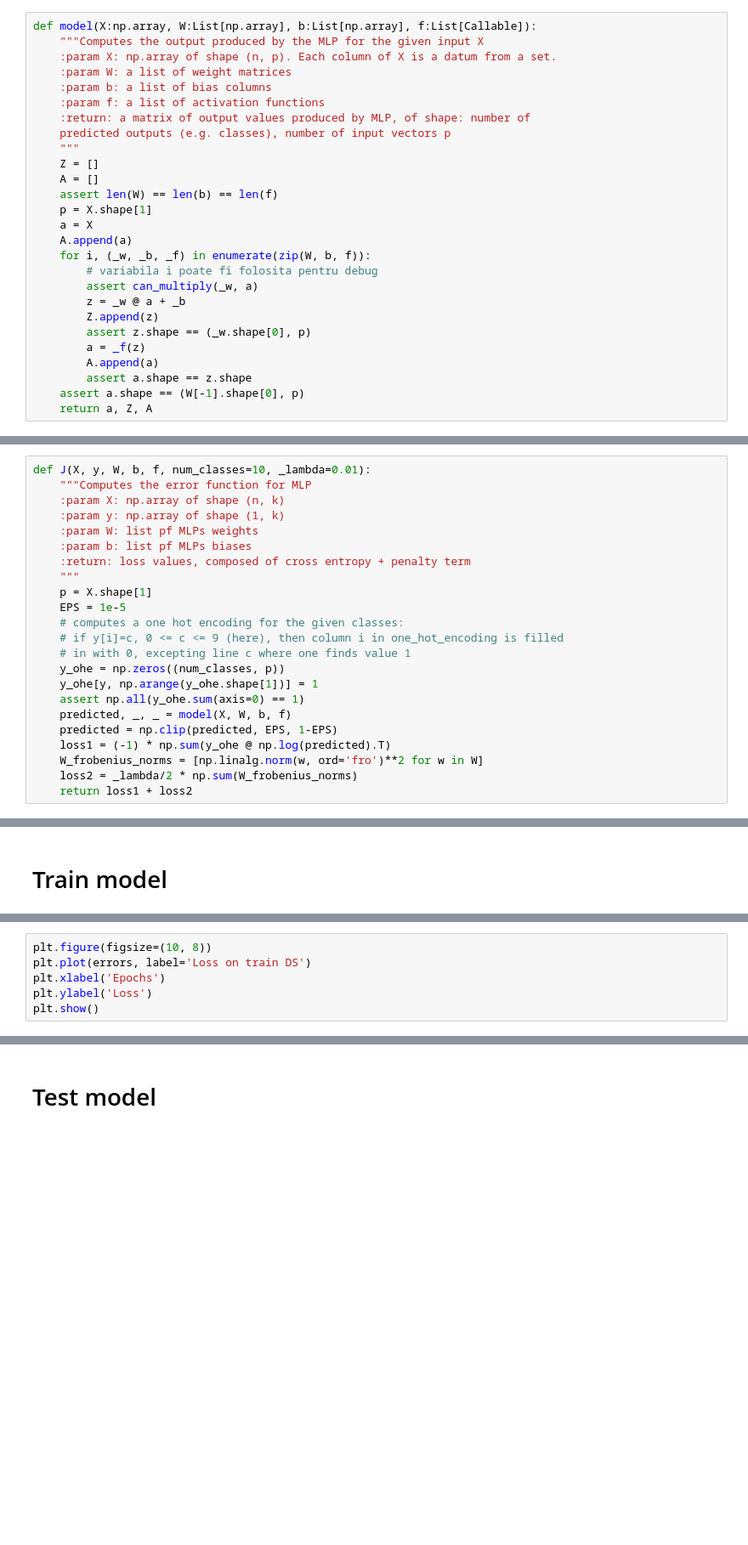
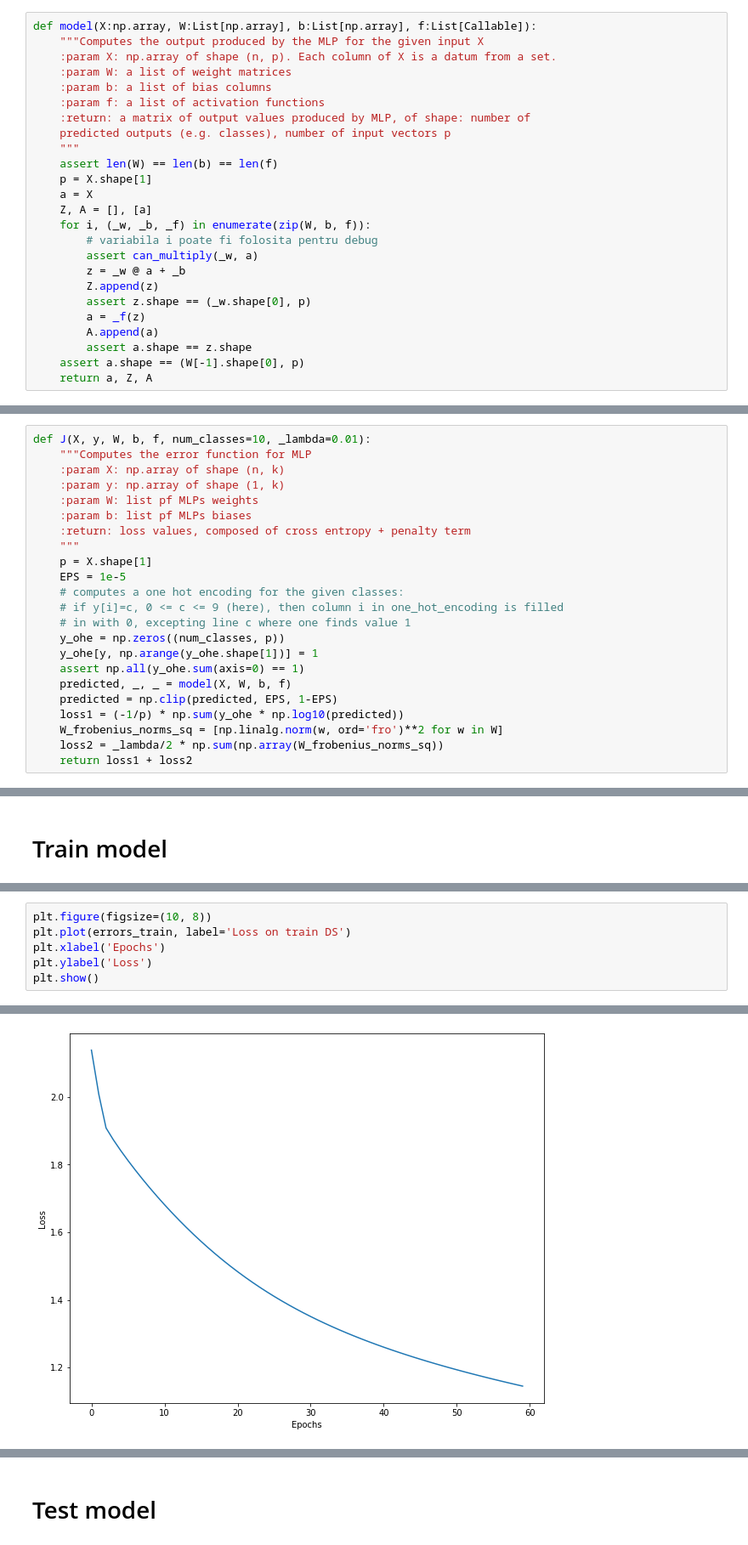
Before and after one commit to MateiSirbu/artificial-intelligence-basics, a Jupyter notebook: 2020.05.03/mlp.ipynb, the cells around one changed output, grey strips where cells are left out. Shown at 85% size. Cells and saved outputs as stored; diff of their text form; blank space fills up the shorter version.

```diff
--- a/2020.05.03/mlp.ipynb
+++ b/2020.05.03/mlp.ipynb
@@ -175,12 +173,10 @@ def model(X:np.array, W:List[np.array], b:List[np.array], f:List[Callable]):
     :return: a matrix of output values produced by MLP, of shape: number of
     predicted outputs (e.g. classes), number of input vectors p
     """
-    Z = []
-    A = []
     assert len(W) == len(b) == len(f)
     p = X.shape[1]
     a = X
-    A.append(a)
+    Z, A = [], [a]
     for i, (_w, _b, _f) in enumerate(zip(W, b, f)):
         # variabila i poate fi folosita pentru debug
         assert can_multiply(_w, a)
@@ -223,9 +219,9 @@ def J(X, y, W, b, f, num_classes=10, _lambda=0.01):
     assert np.all(y_ohe.sum(axis=0) == 1)
     predicted, _, _ = model(X, W, b, f)
     predicted = np.clip(predicted, EPS, 1-EPS)
-    loss1 = (-1) * np.sum(y_ohe @ np.log(predicted).T)
-    W_frobenius_norms = [np.linalg.norm(w, ord='fro')**2 for w in W]
-    loss2 = _lambda/2 * np.sum(W_frobenius_norms)
+    loss1 = (-1/p) * np.sum(y_ohe * np.log10(predicted))
+    W_frobenius_norms_sq = [np.linalg.norm(w, ord='fro')**2 for w in W]
+    loss2 = _lambda/2 * np.sum(np.array(W_frobenius_norms_sq))
     return loss1 + loss2
 # %%
 def accuracy(X:np.array, y:np.array, W: List[np.array], b: List[np.array], f:List[Callable]) -> float:
@@ -358,6 +350,6 @@ KeyboardInterrupt:
 # %%
 plt.figure(figsize=(10, 8))
-plt.plot(errors, label='Loss on train DS')
+plt.plot(errors_train, label='Loss on train DS')
 plt.xlabel('Epochs')
 plt.ylabel('Loss')
 plt.show()
@@ -367,3 +357,4 @@ NameError: name 'errors' is not defined
+[figure, added]
 # %%
 # acc_train, acc_test
 plt.plot(acc_train, label='Acc train')
```
Also changed, not shown: parts of 15 cells of this notebook, 1 other file.
